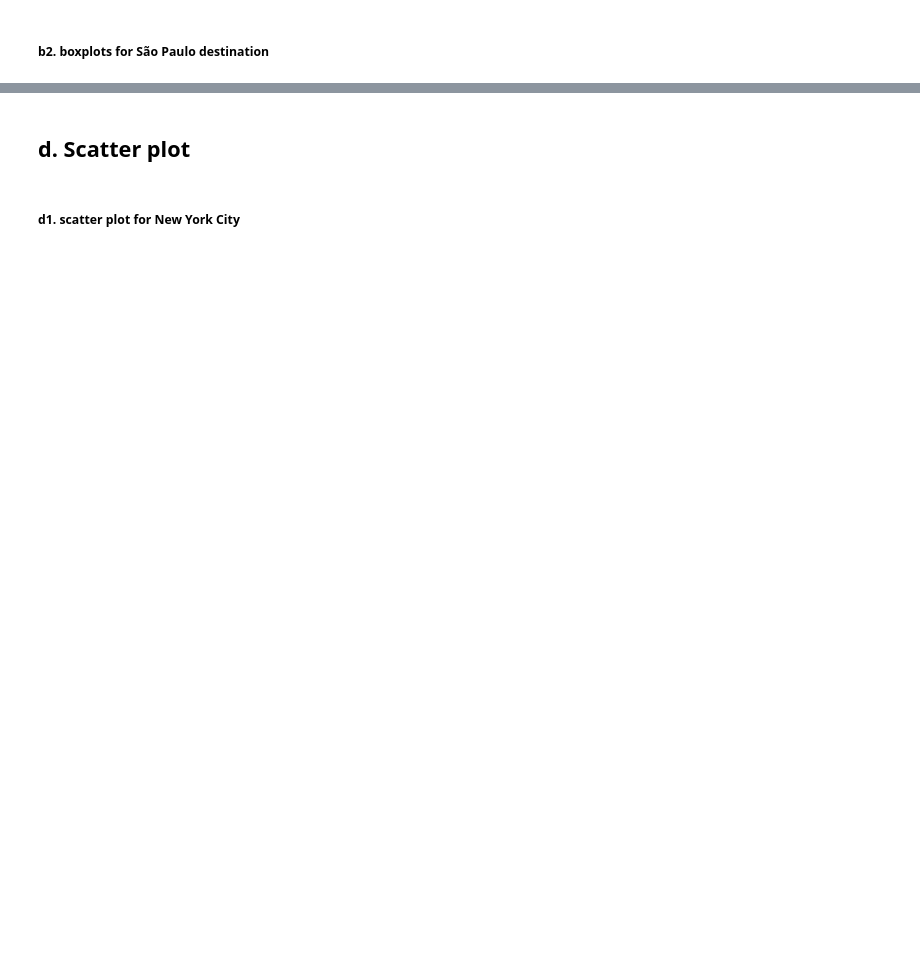
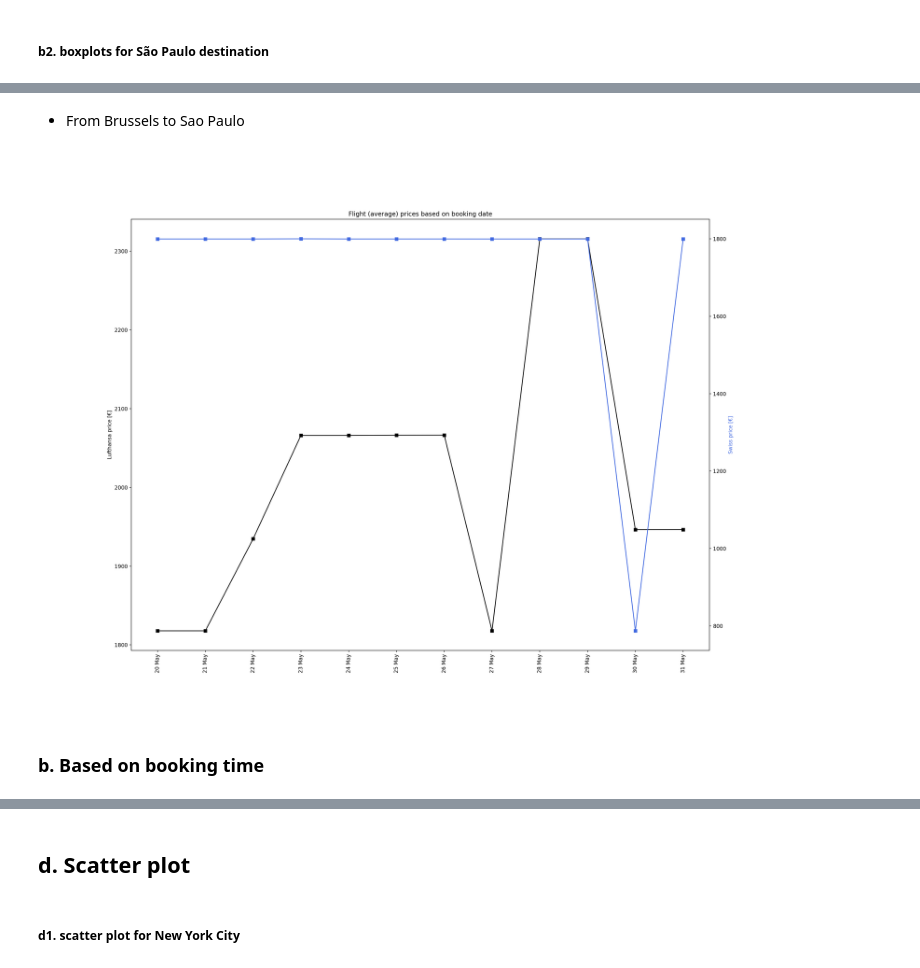
Before and after one commit to adelindonesia/project, a Jupyter notebook: second_version/data_cleaning/data_visualization2.ipynb, the cells around one changed output, grey strips where cells are left out. Cells and saved outputs as stored; diff of their text form; code cells hidden in the pictures; blank space fills up the shorter version.

```diff
--- a/second_version/data_cleaning/data_visualization2.ipynb
+++ b/second_version/data_cleaning/data_visualization2.ipynb
@@ -283,0 +269,8 @@ plt.title('Flight (average) prices based on booking date');
+# %% [markdown]
+- From Brussels to Sao Paulo
+# %%
+lineplot_day(dataset=sao)
+# %% [output]
+[figure, added]
+# %% [markdown]
+### b. Based on booking time
```
Also changed, not shown: parts of 55 cells of this notebook.
